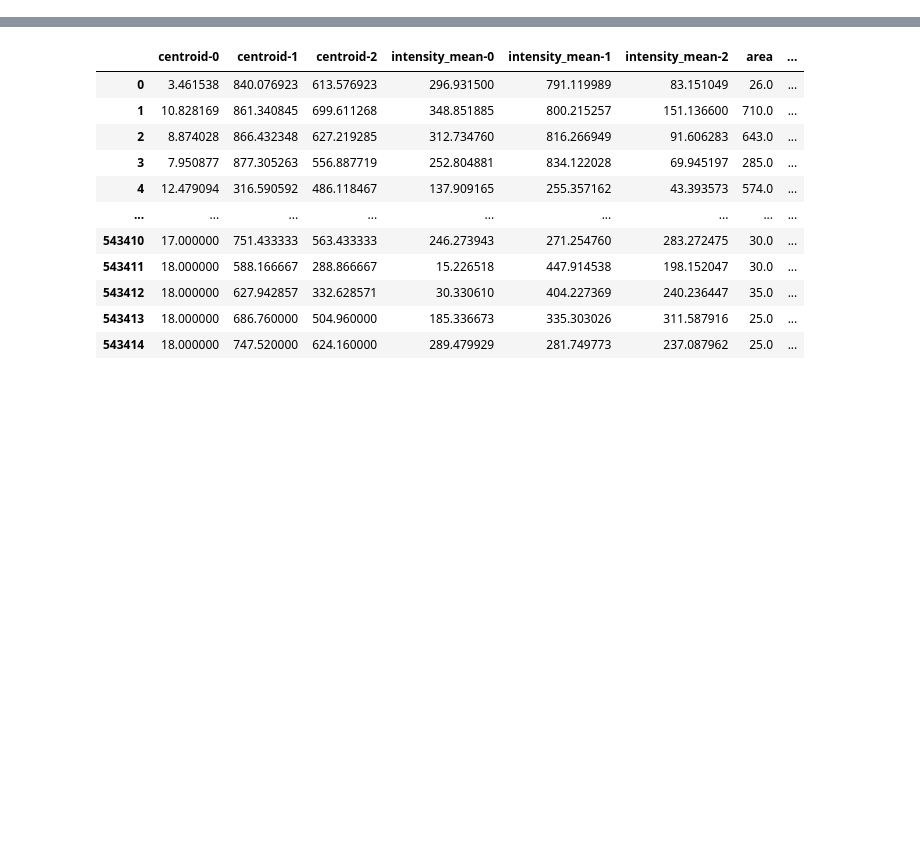
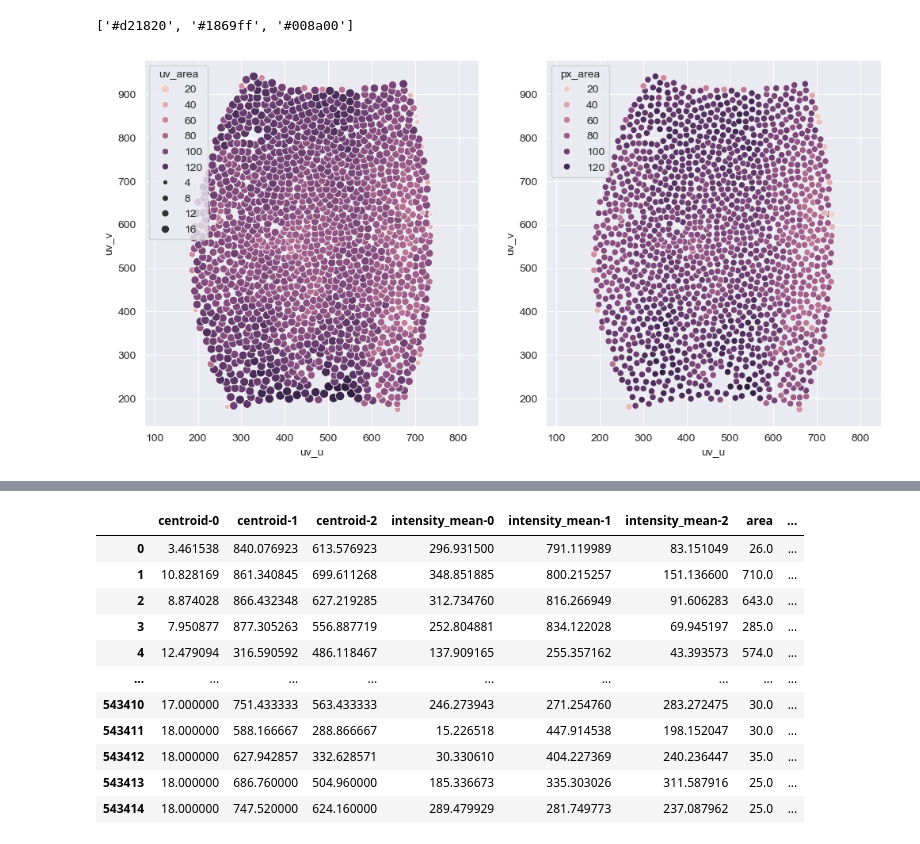
Before and after one commit to Harrison-Oatman/NucleiTracking, a Jupyter notebook: notebooks/reconstruct_2.ipynb, the cells around one changed output, grey strips where cells are left out. Saved outputs shown, nothing was run; the diff lists cells and outputs as text; code cells hidden in the pictures; blank space fills up the shorter version.

```diff
--- a/notebooks/reconstruct_2.ipynb
+++ b/notebooks/reconstruct_2.ipynb
@@ -16,20 +16,44 @@ import napari
 from scipy.spatial.distance import cdist
 from sklearn.decomposition import PCA
 # %%
-centroids = pd.read_csv(r"D:\Tracking\NucleiTracking\data\interim\lightsheet\2025_02_06\pieces\centroids_2d.csv")
+centroids = pd.read_csv(r"D:\Tracking\NucleiTracking\data\interim\lightsheet\2024_11_04\pieces\centroids_2d_from_stack.csv")
 
-X = centroids[["timepoint", "px_z", "px_y", "px_x"]].values
+centroids["px_area"] = centroids["px_area"].abs()
+centroids = centroids[centroids["px_area"] < 300]
+
+
+subset = centroids[centroids["px_area"] > 15]
+subset = centroids
+X = subset[["timepoint", "px_z", "px_y", "px_x"]].values
 X[:, 0] = X[:, 0] - X[:, 0].min()
 X = np.round(X)
 X = np.nan_to_num(X)
 X = X.astype(np.int32)
 
 pal = create_palette(3)
+print(pal)
 mapper = {"top": pal[0], "bottom": pal[1], "poles": pal[2]}
-color = [mapper[ct] for ct in centroids["mesh_name"]]
+color = [mapper[ct] for ct in subset["mesh_name"]]
 
 viewer = napari.Viewer()
 viewer.theme = "light"
-viewer.add_points(X, size=np.power(centroids["area"], 1/2) / .66, face_color=color, name="new_centroids")
+viewer.add_points(X, size=np.power(subset["px_area"], 1/2) / .66, face_color=color, name="new_centroids")
 
 napari.run()
+# %% [output]
+['#d21820', '#1869ff', '#008a00']
+# %%
+subset = centroids[centroids["mesh_name"] == "bottom"]
+subset = subset[subset["timepoint"] == 200]
+
+fig, axes = plt.subplots(1, 2, figsize=(12, 6))
+
+sns.scatterplot(subset, x="uv_u", y="uv_v", hue="uv_area", ax=axes[0], size=(subset["uv_area"] / np.pi)**1/2)
+axes[0].axis("equal")
+
+sns.scatterplot(subset, x="uv_u", y="uv_v", hue="px_area", ax=axes[1])
+axes[1].axis("equal")
+
+plt.show()
+# %% [output]
+[figure, added]
```
Also changed, not shown: parts of 5 cells of this notebook.
